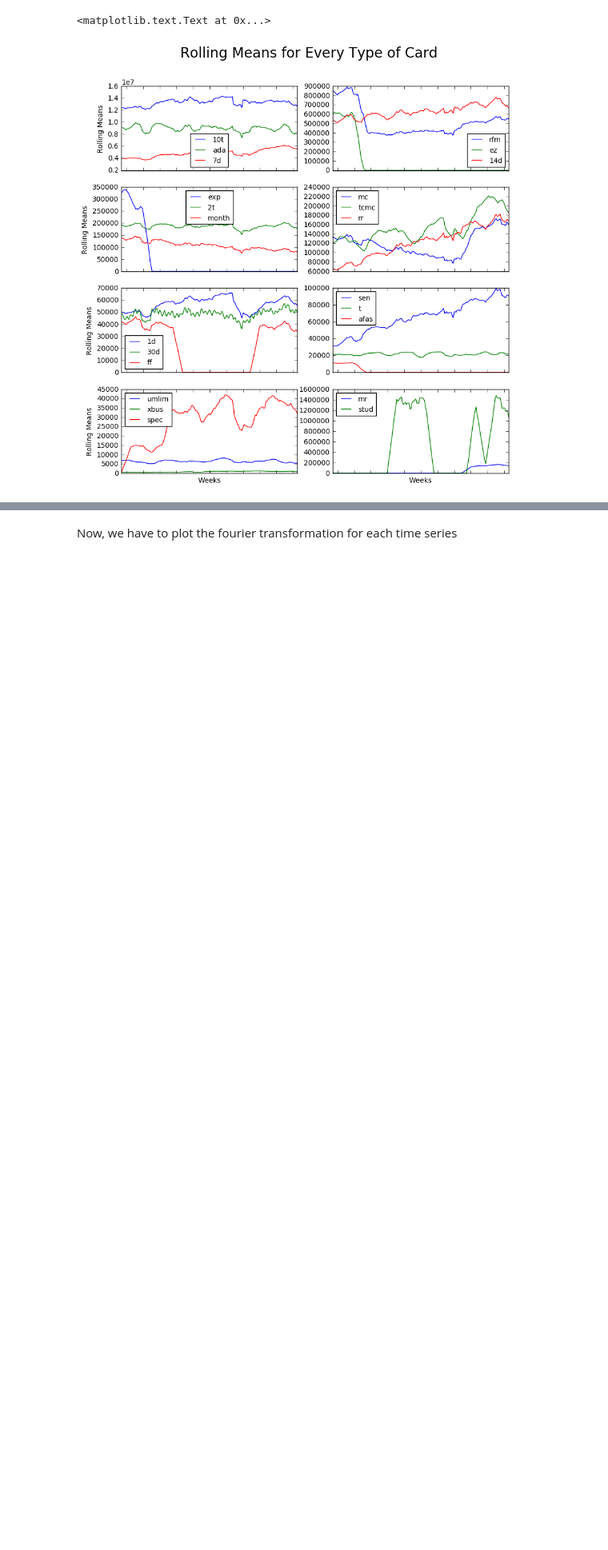
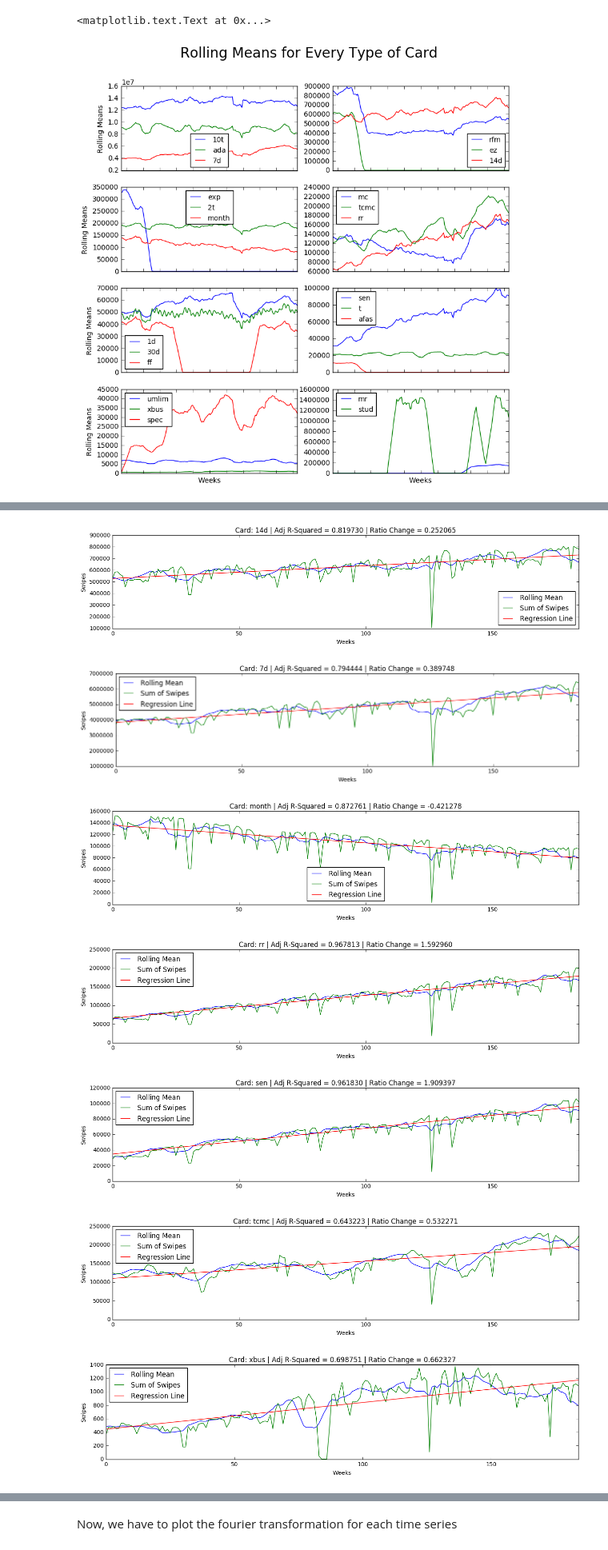
Before and after one commit to nmonarizqa/PUI2016_nm2773, a Jupyter notebook: HW9_nm2773/HW9_nm2773.ipynb, the cells around one changed output, grey strips where cells are left out. Shown at 80% size. Drawn from its saved outputs; the diff is of its cells as text; code cells hidden in the pictures; blank space fills up the shorter version.

Commit message:
update plots

```diff
--- a/HW9_nm2773/HW9_nm2773.ipynb
+++ b/HW9_nm2773/HW9_nm2773.ipynb
@@ -101,7 +102,7 @@ rm_sorted_index = rolling_mean.T.iloc[:,0].sort_values(ascending=False).index
 # then
 first10 = rolling_mean.iloc[0]
 last10 = rolling_mean.iloc[-1]
-ratio =((last10 - first10)/last10).sort_values(ascending=False)
+ratio =((last10 - first10)/first10).sort_values(ascending=False)
 print "ratio of usage (increasing by how much):"
 print ratio
 # %% [output]
@@ -162,0 +153,29 @@ Now we can see there are some cards that are not steadily decreasing / increasin
+# %%
+selected_card = []
+for card in ridetype:
+    rawseries = df_sum_by_cardtype.ix[card].values[:185]
+    Y = rolling_mean[card]
+    X = range(len(rolling_mean))
+    X = sm.add_constant(X)
+    lm = sm.OLS(Y, X).fit()
+    if lm.rsquared_adj > 0.6:
+        selected_card.append(card)
+        rat = ratio[card]
+        fig = plt.figure(figsize=(15, 3))
+        plt.plot(X[:,1], Y, label = "Rolling Mean")
+        plt.plot(X[:,1], rawseries, label = "Sum of Swipes")
+        plt.plot(X[:,1], lm.predict(), label = "Regression Line")
+        plt.xlim(0, 184)
+        plt.title("Card: %s | Adj R-Squared = %f | Ratio Change = %f"
+                  %(card, lm.rsquared_adj, rat))
+        plt.xlabel("Weeks")
+        plt.ylabel("Swipes")
+        plt.legend(loc='best')
+# %% [output]
+[figure, added]
+[figure, added]
+[figure, added]
+[figure, added]
+[figure, added]
+[figure, added]
+[figure, added]
```
Also changed, not shown: parts of 20 cells of this notebook.
